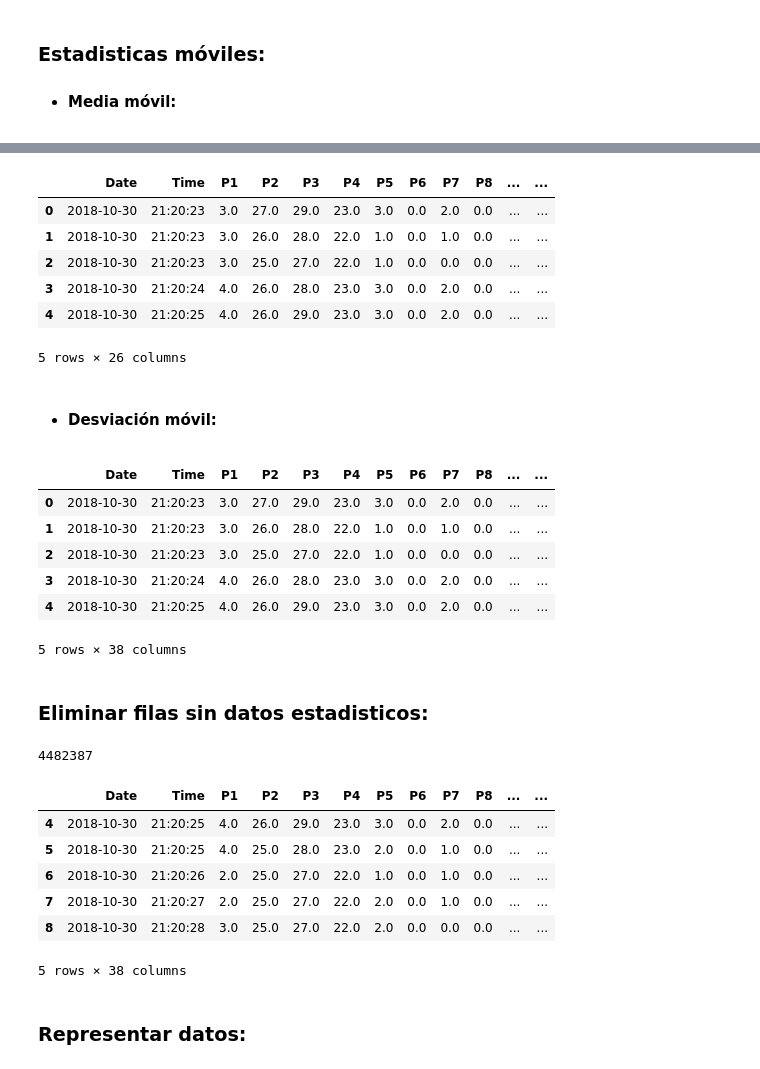
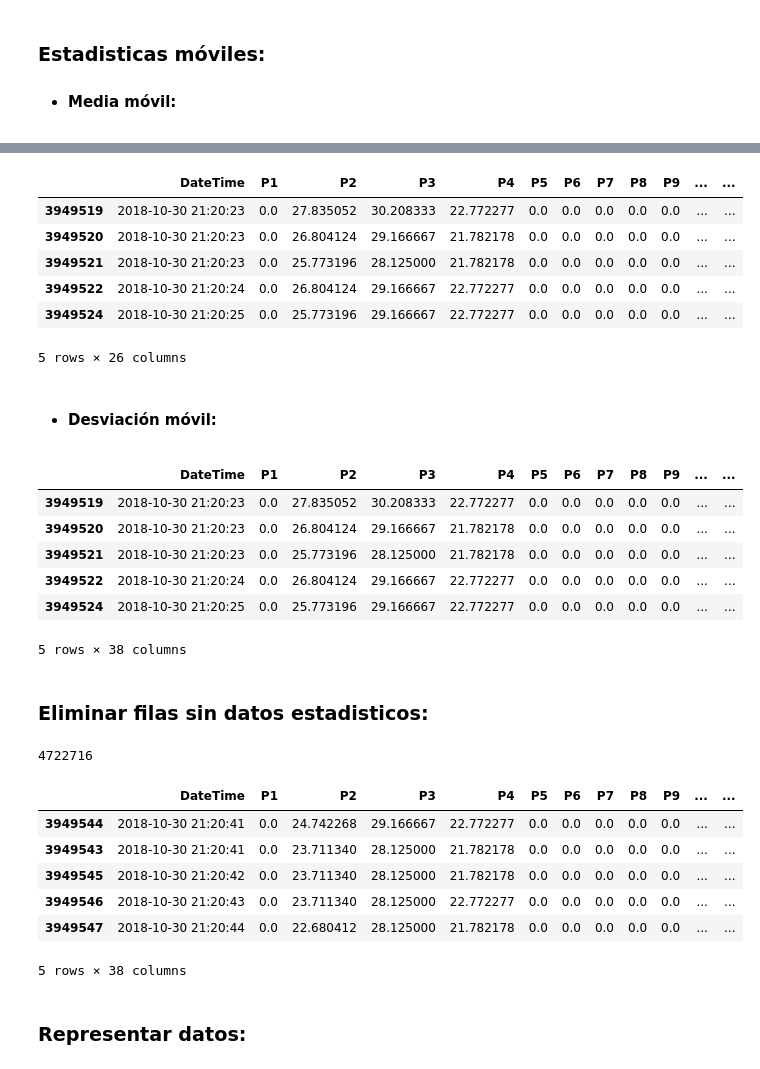
Before and after one commit to aliciaolivaresgil/TFG-SmartBeds, a Jupyter notebook: src/Estadisticas Moviles.ipynb, the cells around one changed output, grey strips where cells are left out. Drawn from its saved outputs; the diff is of its cells as text; code cells hidden in the pictures.

```diff
--- a/src/Estadisticas Moviles.ipynb
+++ b/src/Estadisticas Moviles.ipynb
@@ -63,0 +13,13 @@ datos3.head()
+# %%
+import loadData as ld
+
+path =r'../data/'
+
+datos = ld.load(path)
+datos = ld.preprocess(datos)
+
+#añadir target
+datos = ld.newSeizure(datos, '2018-11-10 3:30:00', 60*20)
+
+print(len(datos))
+datos.head()
@@ -63,0 +36,5 @@ datos3.head()
+# %%
+for d in datos:
+    if datos[d].dtype == np.float64:
+        datos.loc[datos[d]<5.0, d]=0.0
+datos.head()
@@ -63,0 +50,4 @@ datos3.head()
+# %%
+presionesNorm = ld.normalize(datos.iloc[:,1:13])
+datos = pd.concat([datos['DateTime'],presionesNorm*100,datos['target']], axis=1)
+datos.head()
@@ -71,7 +68,7 @@ from IPython.display import display
 slider = widgets.IntSlider(
     value=5,
     min=1,
-    max=20,
+    max=30,
     description='ventana:',
     readout=True,
     readout_format='d'
@@ -82,20 +79,20 @@ display(slider)
 # %%
 ventanaMedia = slider.value
 
-datosEstadisticos = datos3.copy()
+datosEstadisticos = datos.copy()
 for i in range(1,13):
     nombre_col = 'P'+str(i)
     nombre_col_mean = nombre_col+' mean'
     datosEstadisticos[nombre_col_mean] = datosEstadisticos[nombre_col].rolling(ventanaMedia).mean()
 
 datosEstadisticos.head()
 # %% [output]
-|  | Date | Time | P1 | P2 | P3 | P4 | P5 | P6 | P7 | P8 | ... | ... |
-| 0 | 2018-10-30 | 21:20:23 | 3.0 | 27.0 | 29.0 | 23.0 | 3.0 | 0.0 | 2.0 | 0.0 | ... | ... |
-| 1 | 2018-10-30 | 21:20:23 | 3.0 | 26.0 | 28.0 | 22.0 | 1.0 | 0.0 | 1.0 | 0.0 | ... | ... |
-| 2 | 2018-10-30 | 21:20:23 | 3.0 | 25.0 | 27.0 | 22.0 | 1.0 | 0.0 | 0.0 | 0.0 | ... | ... |
-| 3 | 2018-10-30 | 21:20:24 | 4.0 | 26.0 | 28.0 | 23.0 | 3.0 | 0.0 | 2.0 | 0.0 | ... | ... |
-| 4 | 2018-10-30 | 21:20:25 | 4.0 | 26.0 | 29.0 | 23.0 | 3.0 | 0.0 | 2.0 | 0.0 | ... | ... |
+|  | DateTime | P1 | P2 | P3 | P4 | P5 | P6 | P7 | P8 | P9 | ... | ... |
+| 3949519 | 2018-10-30 21:20:23 | 0.0 | 27.835052 | 30.208333 | 22.772277 | 0.0 | 0.0 | 0.0 | 0.0 | 0.0 | ... | ... |
+| 3949520 | 2018-10-30 21:20:23 | 0.0 | 26.804124 | 29.166667 | 21.782178 | 0.0 | 0.0 | 0.0 | 0.0 | 0.0 | ... | ... |
+| 3949521 | 2018-10-30 21:20:23 | 0.0 | 25.773196 | 28.125000 | 21.782178 | 0.0 | 0.0 | 0.0 | 0.0 | 0.0 | ... | ... |
+| 3949522 | 2018-10-30 21:20:24 | 0.0 | 26.804124 | 29.166667 | 22.772277 | 0.0 | 0.0 | 0.0 | 0.0 | 0.0 | ... | ... |
+| 3949524 | 2018-10-30 21:20:25 | 0.0 | 25.773196 | 29.166667 | 22.772277 | 0.0 | 0.0 | 0.0 | 0.0 | 0.0 | ... | ... |
 5 rows × 26 columns
 # %% [markdown]
 - #### Desviación móvil:
@@ -109,12 +106,12 @@ for i in range(1,13):
 
 datosEstadisticos.head()
 # %% [output]
-|  | Date | Time | P1 | P2 | P3 | P4 | P5 | P6 | P7 | P8 | ... | ... |
-| 0 | 2018-10-30 | 21:20:23 | 3.0 | 27.0 | 29.0 | 23.0 | 3.0 | 0.0 | 2.0 | 0.0 | ... | ... |
-| 1 | 2018-10-30 | 21:20:23 | 3.0 | 26.0 | 28.0 | 22.0 | 1.0 | 0.0 | 1.0 | 0.0 | ... | ... |
-| 2 | 2018-10-30 | 21:20:23 | 3.0 | 25.0 | 27.0 | 22.0 | 1.0 | 0.0 | 0.0 | 0.0 | ... | ... |
-| 3 | 2018-10-30 | 21:20:24 | 4.0 | 26.0 | 28.0 | 23.0 | 3.0 | 0.0 | 2.0 | 0.0 | ... | ... |
-| 4 | 2018-10-30 | 21:20:25 | 4.0 | 26.0 | 29.0 | 23.0 | 3.0 | 0.0 | 2.0 | 0.0 | ... | ... |
+|  | DateTime | P1 | P2 | P3 | P4 | P5 | P6 | P7 | P8 | P9 | ... | ... |
+| 3949519 | 2018-10-30 21:20:23 | 0.0 | 27.835052 | 30.208333 | 22.772277 | 0.0 | 0.0 | 0.0 | 0.0 | 0.0 | ... | ... |
+| 3949520 | 2018-10-30 21:20:23 | 0.0 | 26.804124 | 29.166667 | 21.782178 | 0.0 | 0.0 | 0.0 | 0.0 | 0.0 | ... | ... |
+| 3949521 | 2018-10-30 21:20:23 | 0.0 | 25.773196 | 28.125000 | 21.782178 | 0.0 | 0.0 | 0.0 | 0.0 | 0.0 | ... | ... |
+| 3949522 | 2018-10-30 21:20:24 | 0.0 | 26.804124 | 29.166667 | 22.772277 | 0.0 | 0.0 | 0.0 | 0.0 | 0.0 | ... | ... |
+| 3949524 | 2018-10-30 21:20:25 | 0.0 | 25.773196 | 29.166667 | 22.772277 | 0.0 | 0.0 | 0.0 | 0.0 | 0.0 | ... | ... |
 5 rows × 38 columns
 # %% [markdown]
 ### Eliminar filas sin datos estadisticos:
@@ -123,13 +120,13 @@ datosEstadisticos = datosEstadisticos.dropna()
 print(len(datosEstadisticos))
 datosEstadisticos.head()
 # %% [output]
-4482387
+4722716
-|  | Date | Time | P1 | P2 | P3 | P4 | P5 | P6 | P7 | P8 | ... | ... |
-| 4 | 2018-10-30 | 21:20:25 | 4.0 | 26.0 | 29.0 | 23.0 | 3.0 | 0.0 | 2.0 | 0.0 | ... | ... |
-| 5 | 2018-10-30 | 21:20:25 | 4.0 | 25.0 | 28.0 | 23.0 | 2.0 | 0.0 | 1.0 | 0.0 | ... | ... |
-| 6 | 2018-10-30 | 21:20:26 | 2.0 | 25.0 | 27.0 | 22.0 | 1.0 | 0.0 | 1.0 | 0.0 | ... | ... |
-| 7 | 2018-10-30 | 21:20:27 | 2.0 | 25.0 | 27.0 | 22.0 | 2.0 | 0.0 | 1.0 | 0.0 | ... | ... |
-| 8 | 2018-10-30 | 21:20:28 | 3.0 | 25.0 | 27.0 | 22.0 | 2.0 | 0.0 | 0.0 | 0.0 | ... | ... |
+|  | DateTime | P1 | P2 | P3 | P4 | P5 | P6 | P7 | P8 | P9 | ... | ... |
+| 3949544 | 2018-10-30 21:20:41 | 0.0 | 24.742268 | 29.166667 | 22.772277 | 0.0 | 0.0 | 0.0 | 0.0 | 0.0 | ... | ... |
+| 3949543 | 2018-10-30 21:20:41 | 0.0 | 23.711340 | 28.125000 | 21.782178 | 0.0 | 0.0 | 0.0 | 0.0 | 0.0 | ... | ... |
+| 3949545 | 2018-10-30 21:20:42 | 0.0 | 23.711340 | 28.125000 | 21.782178 | 0.0 | 0.0 | 0.0 | 0.0 | 0.0 | ... | ... |
+| 3949546 | 2018-10-30 21:20:43 | 0.0 | 23.711340 | 28.125000 | 22.772277 | 0.0 | 0.0 | 0.0 | 0.0 | 0.0 | ... | ... |
+| 3949547 | 2018-10-30 21:20:44 | 0.0 | 22.680412 | 28.125000 | 21.782178 | 0.0 | 0.0 | 0.0 | 0.0 | 0.0 | ... | ... |
 5 rows × 38 columns
 # %% [markdown]
 ### Representar datos:
```
Also changed, not shown: parts of 17 cells of this notebook, 3 other files.
